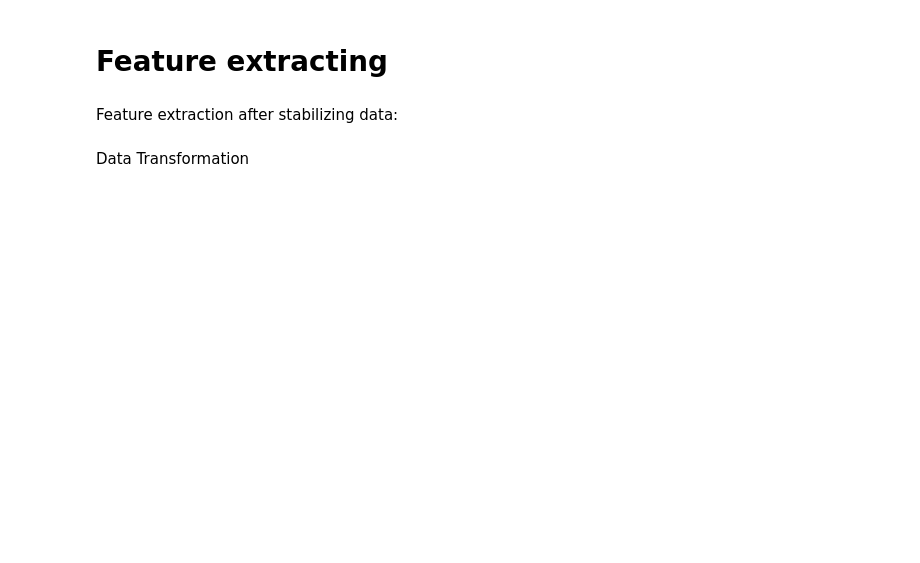
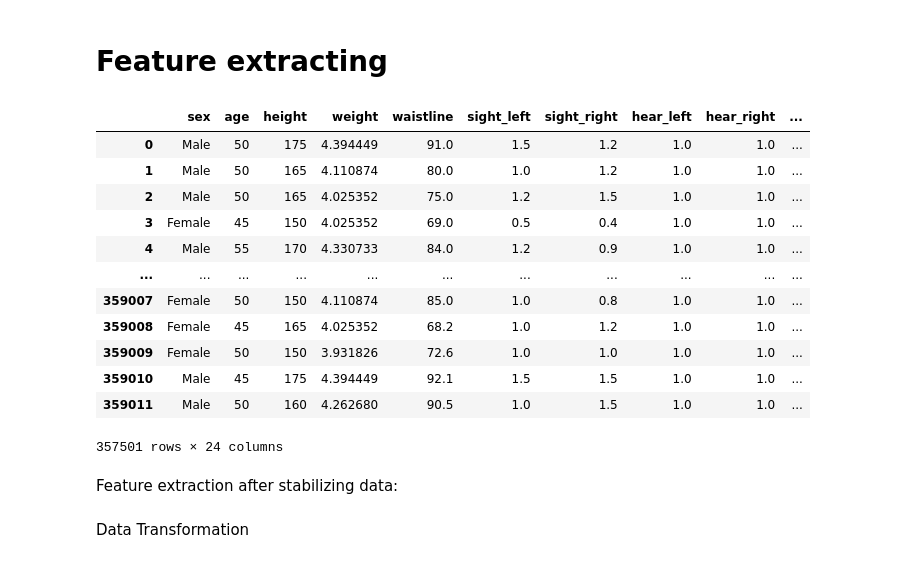
Before and after one commit to johngothe/datadrevet-ex-1, a Jupyter notebook: ex3.ipynb, the cells around one changed output. Cells and saved outputs as stored; diff of their text form; code cells hidden in the pictures; blank space fills up the shorter version.

```diff
--- a/ex3.ipynb
+++ b/ex3.ipynb
@@ -292,5 +395,21 @@ Rows removed (by column): [('serum_creatinine', 10), ('SGOT_AST', 1), ('sight_le
 # %% [markdown]
 # Feature extracting
+# %%
+df_clean
+# %% [output]
+|  | sex | age | height | weight | waistline | sight_left | sight_right | hear_left | hear_right | ... |
+| 0 | Male | 50 | 175 | 4.394449 | 91.0 | 1.5 | 1.2 | 1.0 | 1.0 | ... |
+| 1 | Male | 50 | 165 | 4.110874 | 80.0 | 1.0 | 1.2 | 1.0 | 1.0 | ... |
+| 2 | Male | 50 | 165 | 4.025352 | 75.0 | 1.2 | 1.5 | 1.0 | 1.0 | ... |
+| 3 | Female | 45 | 150 | 4.025352 | 69.0 | 0.5 | 0.4 | 1.0 | 1.0 | ... |
+| 4 | Male | 55 | 170 | 4.330733 | 84.0 | 1.2 | 0.9 | 1.0 | 1.0 | ... |
+| ... | ... | ... | ... | ... | ... | ... | ... | ... | ... | ... |
+| 359007 | Female | 50 | 150 | 4.110874 | 85.0 | 1.0 | 0.8 | 1.0 | 1.0 | ... |
+| 359008 | Female | 45 | 165 | 4.025352 | 68.2 | 1.0 | 1.2 | 1.0 | 1.0 | ... |
+| 359009 | Female | 50 | 150 | 3.931826 | 72.6 | 1.0 | 1.0 | 1.0 | 1.0 | ... |
+| 359010 | Male | 45 | 175 | 4.394449 | 92.1 | 1.5 | 1.5 | 1.0 | 1.0 | ... |
+| 359011 | Male | 50 | 160 | 4.262680 | 90.5 | 1.0 | 1.5 | 1.0 | 1.0 | ... |
+357501 rows × 24 columns
 # %% [markdown]
 Feature extraction after stabilizing data:
 # %%
```
Also changed, not shown: parts of 32 cells of this notebook.
